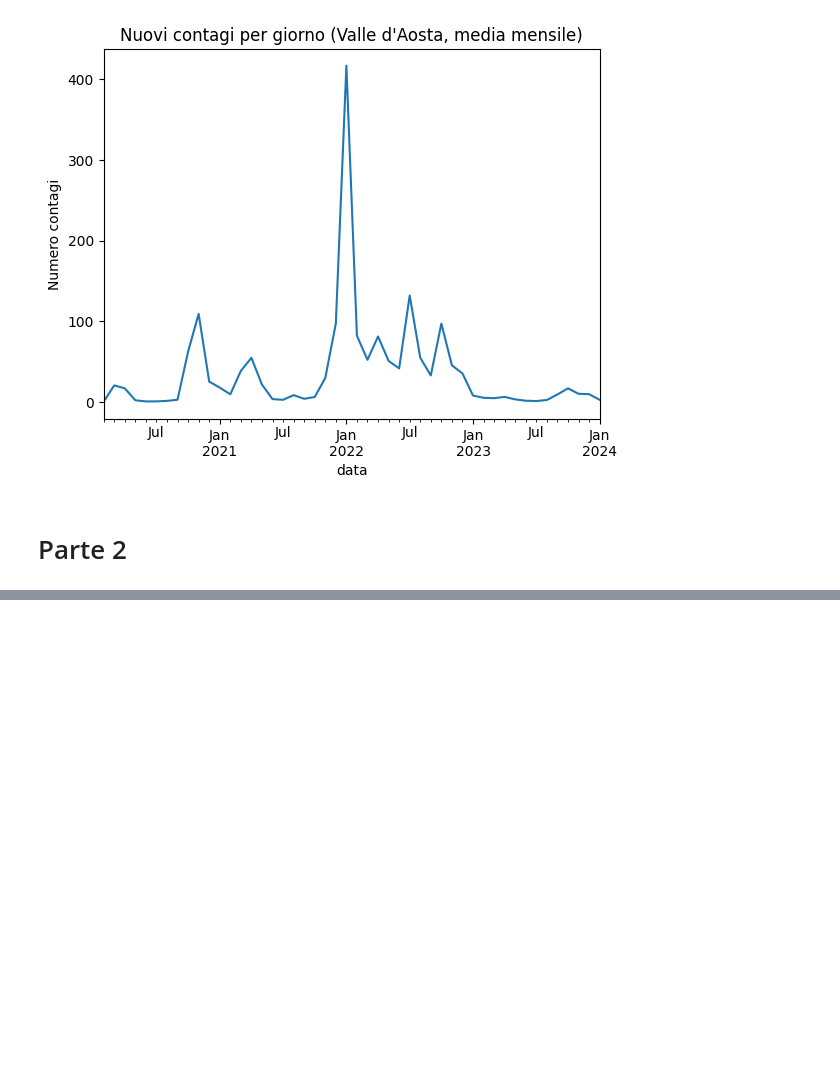
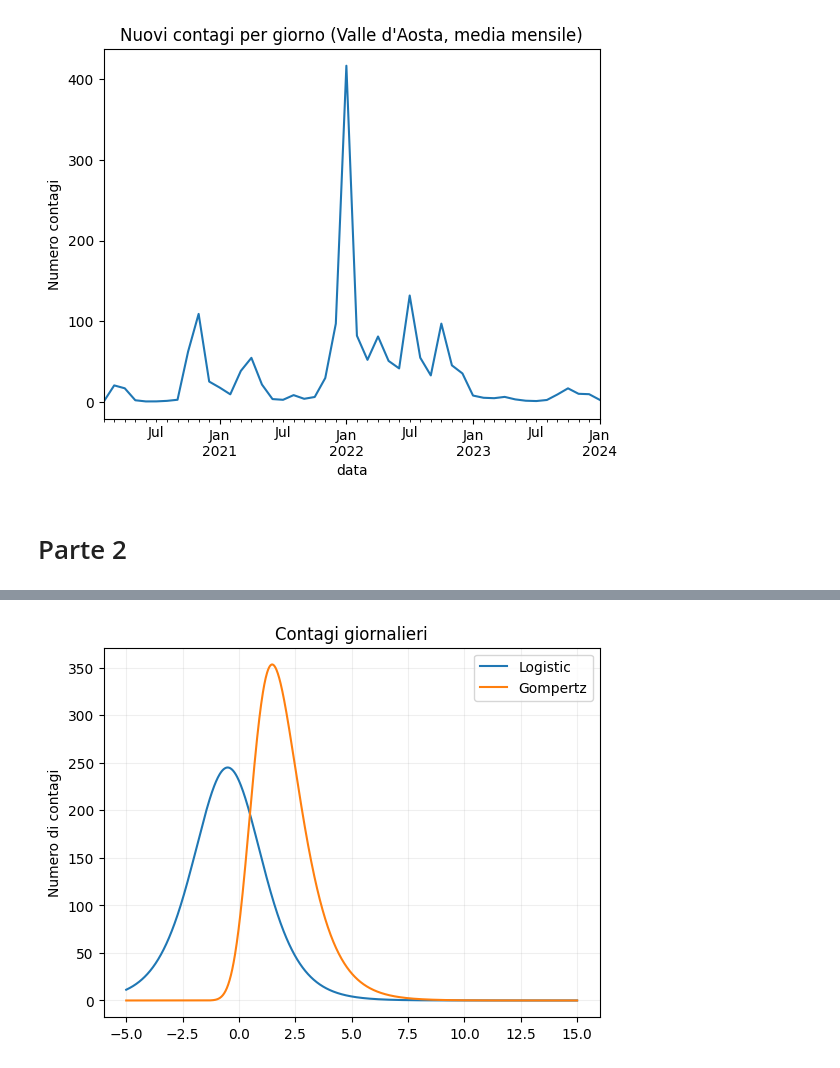
Before and after one commit to D4wnstar/analisi-covid-trmd, a Jupyter notebook: src/analisi.ipynb, the cells around one changed output, grey strips where cells are left out. Drawn from its saved outputs; the diff is of its cells as text; code cells hidden in the pictures; blank space fills up the shorter version.

```diff
--- a/src/analisi.ipynb
+++ b/src/analisi.ipynb
@@ -69,0 +124,10 @@ def logistic(t: float, t_0: float, k: float, N: int):
+# %%
+def contagi_giornalieri(func: Callable, day: int, **kwargs):
+    """
+    Conta i contagi giornalieri predetti dalla funzione `func` tra il giorno `day` e quello successivo
+    Argomenti:
+    func (Callable): La funzione da campionare
+    day (int): Il giorno da considerare, come numero di giorni dall'inizio della pandemia
+    kwargs: Gli argomenti aggiuntivi da passare alla funzione `func`
+    """
+    return abs(func(day + 1, **kwargs) - func(day, **kwargs))
@@ -69,0 +154,12 @@ def logistic(t: float, t_0: float, k: float, N: int):
+# %%
+# Osserviamo la variazione giornaliera delle due funzioni (con k=1)
+conts_l = contagi_giornalieri(logistic, x, k=1, N_tot=1000, t_0=0)
+conts_g = contagi_giornalieri(gompertz, x, k=1, N_tot=1000, t_0=0)
+plt.plot(x, conts_l, label="Logistic")
+plt.plot(x, conts_g, label="Gompertz")
+plt.title("Contagi giornalieri")
+plt.ylabel("Numero di contagi")
+plt.legend()
+plt.grid(alpha=0.2)
+# %% [output]
+[figure, added]
```
Also changed, not shown: parts of 25 cells of this notebook, 2 other files.
